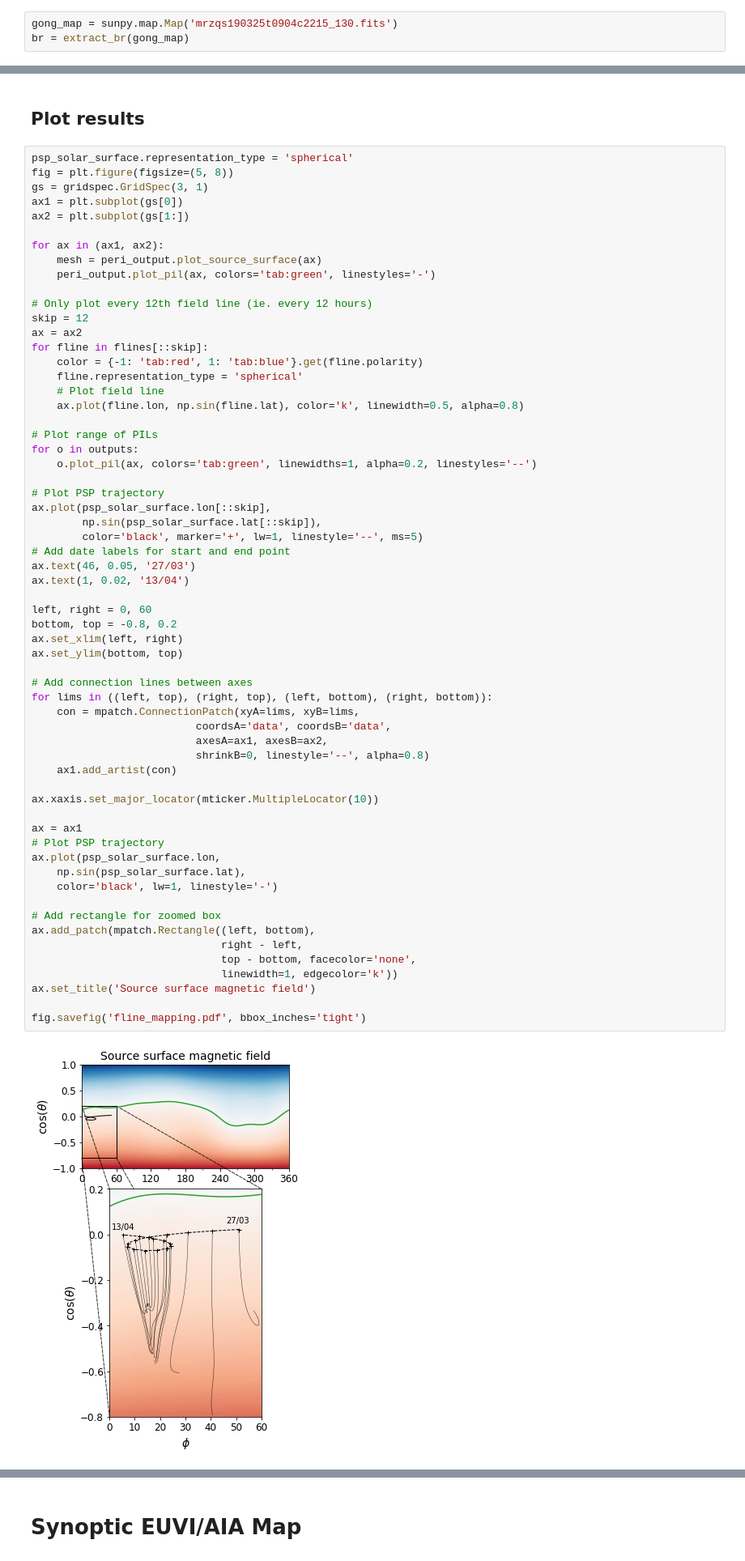
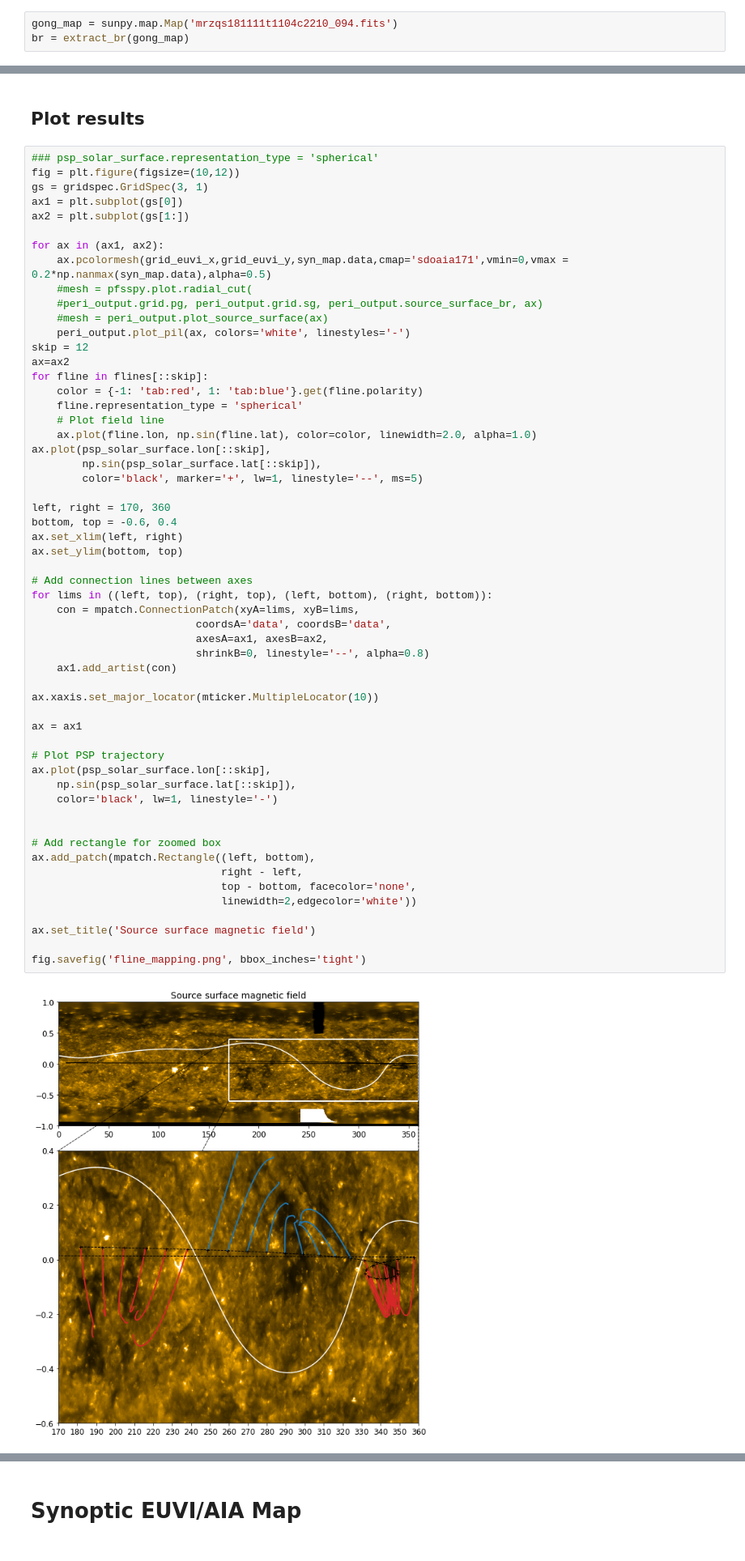
Before and after one commit to pymilo/publication-code, a Jupyter notebook: 2019-psp-connection/pfss_connection-Edited.ipynb, the cells around one changed output, grey strips where cells are left out. Shown at 81% size. Drawn from its saved outputs; the diff is of its cells as text.

```diff
--- a/2019-psp-connection/pfss_connection-Edited.ipynb
+++ b/2019-psp-connection/pfss_connection-Edited.ipynb
@@ -82,7 +83,7 @@ def extract_br(m):
 # %% [markdown]
 Get data for map closest to perihelion
 # %%
-gong_map = sunpy.map.Map('mrzqs190325t0904c2215_130.fits')
+gong_map = sunpy.map.Map('mrzqs181111t1104c2210_094.fits')
 br = extract_br(gong_map)
 # %% [markdown]
 Set up PFSS input and calculate PFSS solution
@@ -133,66 +164,61 @@ expansion_factors[expansion_factors == None] = np.nan
 Plot results
 ---
 # %%
-psp_solar_surface.representation_type = 'spherical'
-fig = plt.figure(figsize=(5, 8))
+### psp_solar_surface.representation_type = 'spherical'
+fig = plt.figure(figsize=(10,12))
 gs = gridspec.GridSpec(3, 1)
 ax1 = plt.subplot(gs[0])
 ax2 = plt.subplot(gs[1:])
 
 for ax in (ax1, ax2):
-    mesh = peri_output.plot_source_surface(ax)
-    peri_output.plot_pil(ax, colors='tab:green', linestyles='-')
-
-# Only plot every 12th field line (ie. every 12 hours)
+    ax.pcolormesh(grid_euvi_x,grid_euvi_y,syn_map.data,cmap='sdoaia171',vmin=0,vmax = 0.2*np.nanmax(syn_map.data),alpha=0.5)
+    #mesh = pfsspy.plot.radial_cut(
+    #peri_output.grid.pg, peri_output.grid.sg, peri_output.source_surface_br, ax)
+    #mesh = peri_output.plot_source_surface(ax)
+    peri_output.plot_pil(ax, colors='white', linestyles='-')
 skip = 12
-ax = ax2
+ax=ax2
 for fline in flines[::skip]:
     color = {-1: 'tab:red', 1: 'tab:blue'}.get(fline.polarity)
     fline.representation_type = 'spherical'
     # Plot field line
-    ax.plot(fline.lon, np.sin(fline.lat), color='k', linewidth=0.5, alpha=0.8)
-
-# Plot range of PILs
-for o in outputs:
-    o.plot_pil(ax, colors='tab:green', linewidths=1, alpha=0.2, linestyles='--')
-
-# Plot PSP trajectory
+    ax.plot(fline.lon, np.sin(fline.lat), color=color, linewidth=2.0, alpha=1.0)
 ax.plot(psp_solar_surface.lon[::skip],
         np.sin(psp_solar_surface.lat[::skip]),
         color='black', marker='+', lw=1, linestyle='--', ms=5)
-# Add date labels for start and end point
-ax.text(46, 0.05, '27/03')
-ax.text(1, 0.02, '13/04')
 
-left, right = 0, 60
-bottom, top = -0.8, 0.2
+left, right = 170, 360
+bottom, top = -0.6, 0.4
 ax.set_xlim(left, right)
 ax.set_ylim(bottom, top)
 
 # Add connection lines between axes
 for lims in ((left, top), (right, top), (left, bottom), (right, bottom)):
     con = mpatch.ConnectionPatch(xyA=lims, xyB=lims,
                           coordsA='data', coordsB='data',
                           axesA=ax1, axesB=ax2,
                           shrinkB=0, linestyle='--', alpha=0.8)
     ax1.add_artist(con)
 
 ax.xaxis.set_major_locator(mticker.MultipleLocator(10))
 
 ax = ax1
+
 # Plot PSP trajectory
-ax.plot(psp_solar_surface.lon,
-    np.sin(psp_solar_surface.lat),
+ax.plot(psp_solar_surface.lon[::skip],
+    np.sin(psp_solar_surface.lat[::skip]),
     color='black', lw=1, linestyle='-')
+
 
 # Add rectangle for zoomed box
 ax.add_patch(mpatch.Rectangle((left, bottom),
                               right - left,
                               top - bottom, facecolor='none',
-                              linewidth=1, edgecolor='k'))
+                              linewidth=2,edgecolor='white'))
+
 ax.set_title('Source surface magnetic field')
 
-fig.savefig('fline_mapping.pdf', bbox_inches='tight')
+fig.savefig('fline_mapping.png', bbox_inches='tight')
 # %% [output]
-[figure, old version]
+[figure, new version]
 # %%
```
Also changed, not shown: parts of 9 cells of this notebook, 3 other files.
